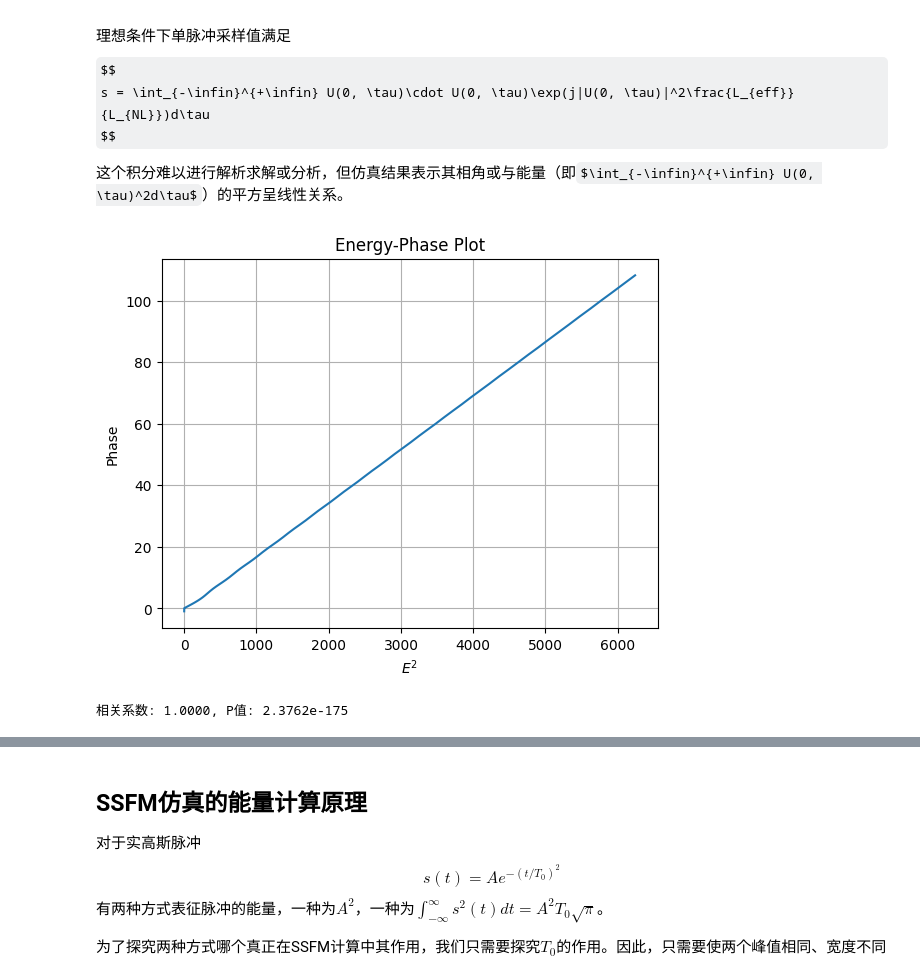
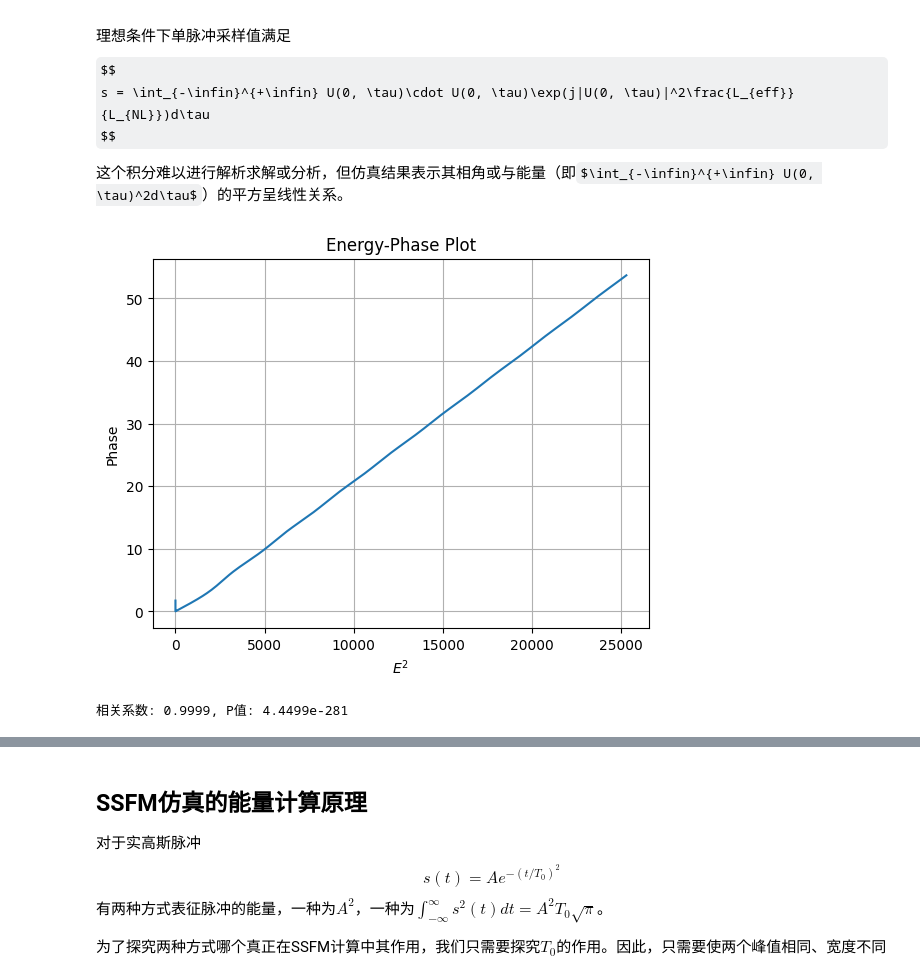
Before and after one commit to Xhlorine/SSFM-Optical-Fiber-Solver, a Jupyter notebook: experiments.ipynb, the cells around one changed output, grey strips where cells are left out. Drawn from its saved outputs; the diff is of its cells as text; code cells hidden in the pictures; some formulas as TeX source.

Commit message:
add new experiment on amplitudes of samples. last commit is a mistake.

```diff
--- a/experiments.ipynb
+++ b/experiments.ipynb
@@ -34,37 +52,39 @@ import matplotlib.pyplot as plt
 from scipy.stats import pearsonr
 
 # 设置脉冲能量为0~N-1
-N = 80
+N = 160
 symbols = np.arange(N)
 
 # 生成波形
-gen = BasicWaveGenerator(bps=1e9, fs=1e12, basicWave='Gaussian', alpha='auto').setBits(symbols)\
-        .modulation('PAM', maxEnergy=N, minEnergy=0, symbolCount=N).addZero(2)
+gen = BasicWaveGenerator(bps=1e9, fs=2e12, basicWave='Gaussian', alpha='auto').setBits(symbols)\
+        .modulation('PAM', maxEnergy=N/2, minEnergy=0, symbolCount=N).addZero(2)
 
 # 仿真传输
 solver = SSFMSolver(alphaDB=0, beta=[0], gamma=2, L=80, dz=0.5, title='SPM informed Phase Rotation')
 solver.setInput(*gen.generate('omega'))
 
 solver.propagate()
 # solver.plot()
 
 # 解调
 dem = gen.demodulator()
 dem.setSignal(solver.output).demodulate()
 # dem.plotConstellation()
 
 # 绘制能量与相旋关系
 plt.figure(num='Energy-Phase')
+# plt.plot(symbols**2, np.abs(dem.samples))
 plt.plot(symbols**2, np.unwrap(np.angle(dem.samples)))
 plt.xlabel('$E^2$')
 plt.ylabel('Phase')
 plt.title('Energy-Phase Plot')
 plt.grid(True, 'both')
+plt.grid(True, 'minor')
 plt.show()
 
 # 计算线性相关性
 corr, p = pearsonr(symbols**2, np.unwrap(np.angle(dem.samples)))
 print(f"相关系数: {corr:.4f}, P值: {p:.4e}")
 # %% [output]
-[figure, old version]
+[figure, new version]
-相关系数: 1.0000, P值: 2.3762e-175
+相关系数: 0.9999, P值: 4.4499e-281
```
Also changed, not shown: parts of 3 cells of this notebook.
